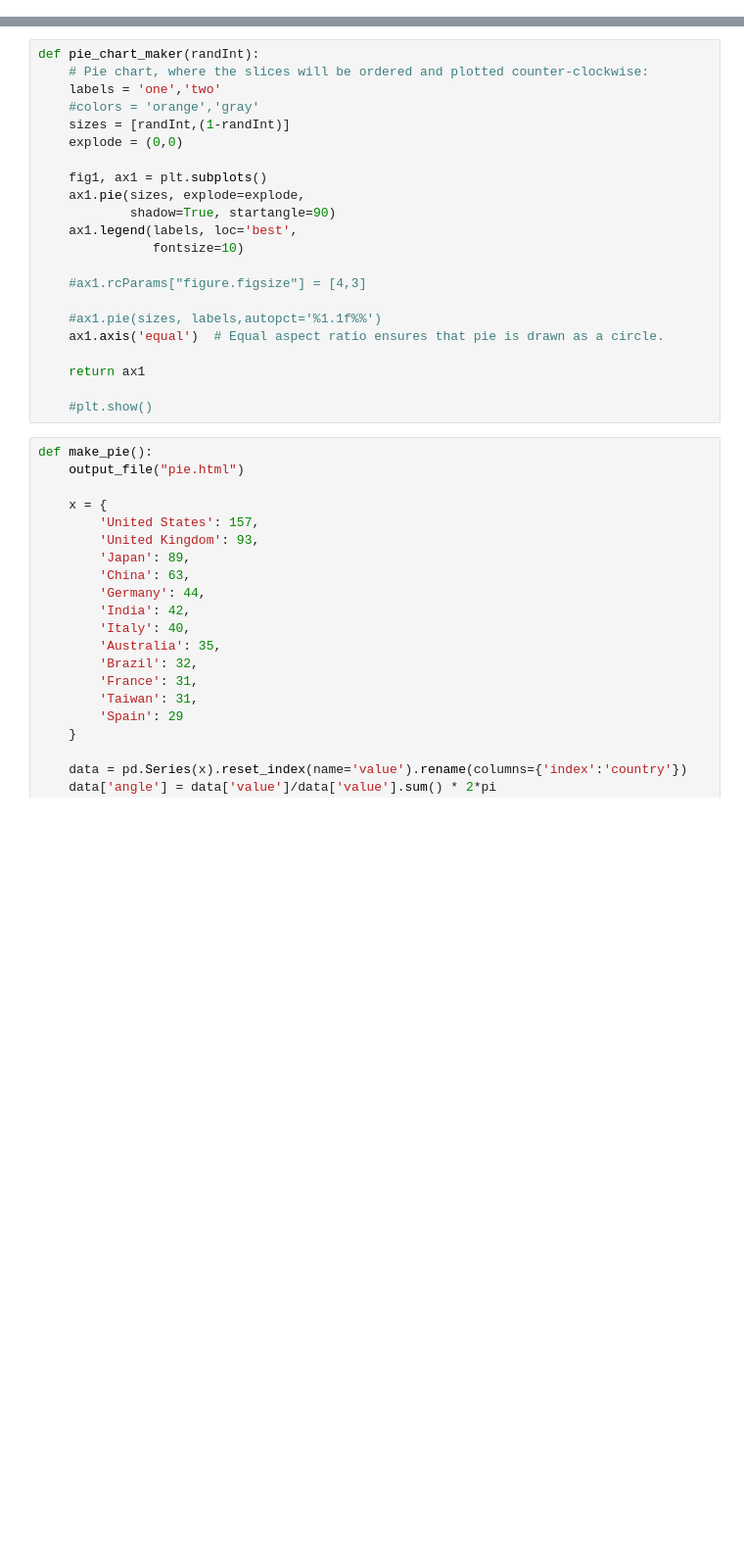
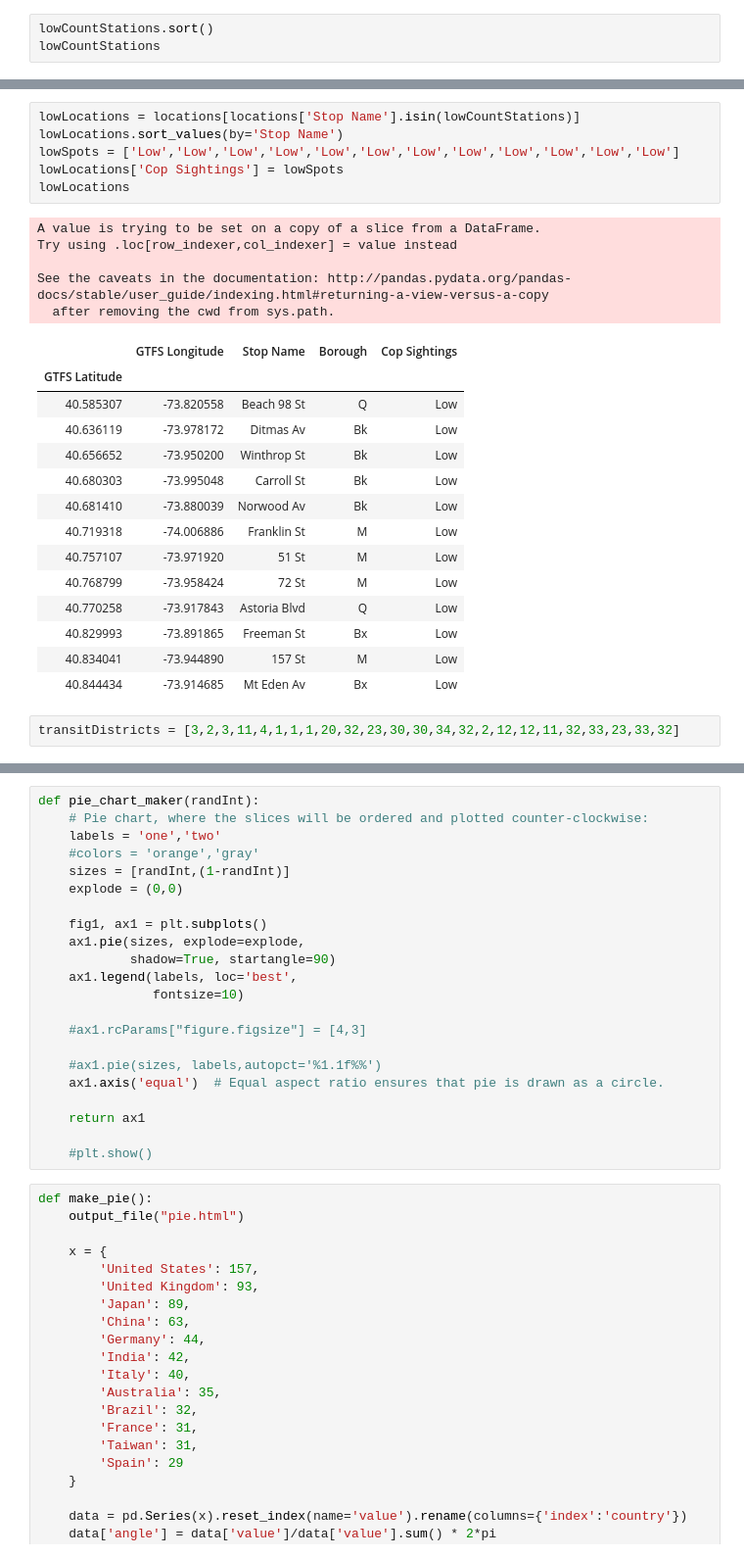
Before and after one commit to lkahlon9/fare_evasion, a Jupyter notebook: Clickable Subway Stations (Made With Folium).ipynb, the cells around one changed output, grey strips where cells are left out. Shown at 98% size. Cells and saved outputs as stored; diff of their text form; blank space fills up the shorter version.

```diff
--- a/Clickable Subway Stations (Made With Folium).ipynb
+++ b/Clickable Subway Stations (Made With Folium).ipynb
@@ -66,0 +149,3 @@ locations.head()
+# %%
+lowCountStations.sort()
+lowCountStations
@@ -66,0 +165,28 @@ locations.head()
+# %%
+lowLocations = locations[locations['Stop Name'].isin(lowCountStations)]
+lowLocations.sort_values(by='Stop Name')
+lowSpots = ['Low','Low','Low','Low','Low','Low','Low','Low','Low','Low','Low','Low']
+lowLocations['Cop Sightings'] = lowSpots
+lowLocations
+# %% [output]
+A value is trying to be set on a copy of a slice from a DataFrame.
+Try using .loc[row_indexer,col_indexer] = value instead
+
+See the caveats in the documentation: http://pandas.pydata.org/pandas-docs/stable/user_guide/indexing.html#returning-a-view-versus-a-copy
+  after removing the cwd from sys.path.
+|  | GTFS Longitude | Stop Name | Borough | Cop Sightings |
+| GTFS Latitude |  |  |  |  |
+| 40.585307 | -73.820558 | Beach 98 St | Q | Low |
+| 40.636119 | -73.978172 | Ditmas Av | Bk | Low |
+| 40.656652 | -73.950200 | Winthrop St | Bk | Low |
+| 40.680303 | -73.995048 | Carroll St | Bk | Low |
+| 40.681410 | -73.880039 | Norwood Av | Bk | Low |
+| 40.719318 | -74.006886 | Franklin St | M | Low |
+| 40.757107 | -73.971920 | 51 St | M | Low |
+| 40.768799 | -73.958424 | 72 St | M | Low |
+| 40.770258 | -73.917843 | Astoria Blvd | Q | Low |
+| 40.829993 | -73.891865 | Freeman St | Bx | Low |
+| 40.834041 | -73.944890 | 157 St | M | Low |
+| 40.844434 | -73.914685 | Mt Eden Av | Bx | Low |
+# %%
+transitDistricts = [3,2,3,11,4,1,1,1,20,32,23,30,30,34,32,2,12,12,11,32,33,23,33,32]
```
Also changed, not shown: parts of 18 cells of this notebook, 1 other file.
